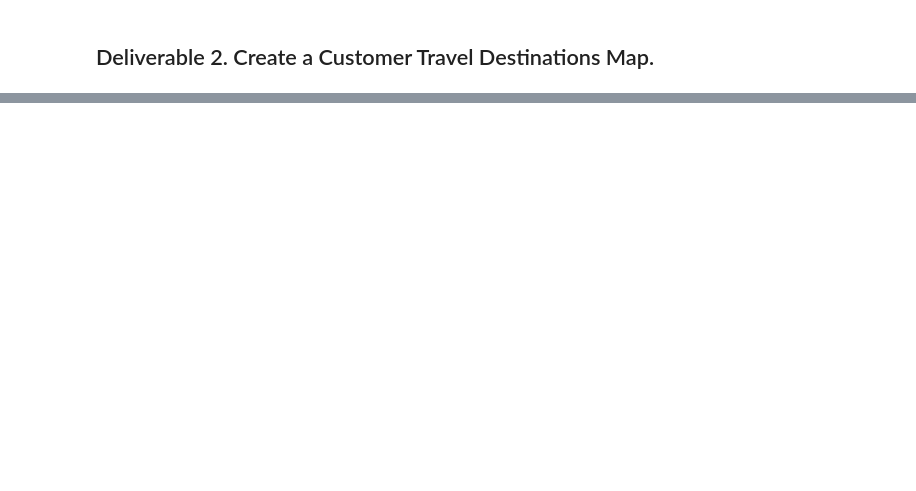
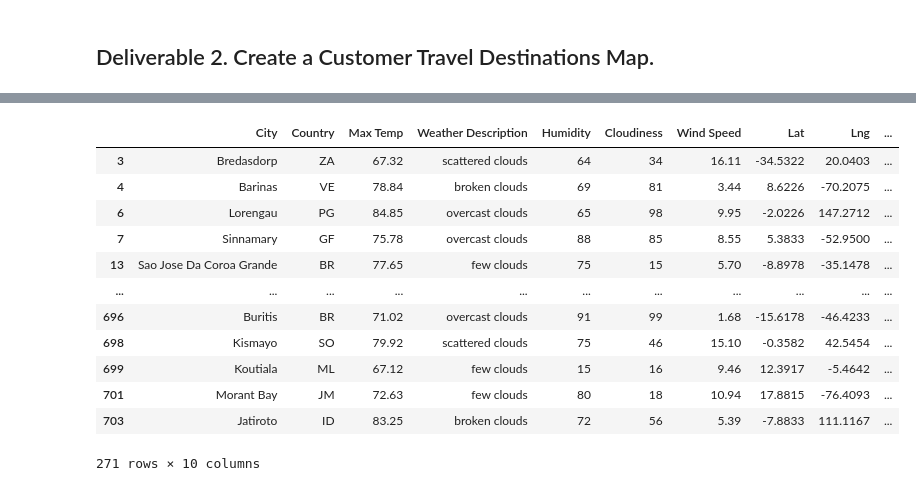
Before and after one commit to RachelRautenberg/World_Weather_Analysis, a Jupyter notebook: Vacation_Search/Vacation_Search.ipynb, the cells around one changed output, grey strips where cells are left out. Drawn from its saved outputs; the diff is of its cells as text; code cells hidden in the pictures; blank space fills up the shorter version.

```diff
--- a/Vacation_Search/Vacation_Search.ipynb
+++ b/Vacation_Search/Vacation_Search.ipynb
@@ -129,3 +145,19 @@ Hotel not found... skipping.
+# %%
+hotel_df
+# %% [output]
+|  | City | Country | Max Temp | Weather Description | Humidity | Cloudiness | Wind Speed | Lat | Lng | ... |
+| 3 | Bredasdorp | ZA | 67.32 | scattered clouds | 64 | 34 | 16.11 | -34.5322 | 20.0403 | ... |
+| 4 | Barinas | VE | 78.84 | broken clouds | 69 | 81 | 3.44 | 8.6226 | -70.2075 | ... |
+| 6 | Lorengau | PG | 84.85 | overcast clouds | 65 | 98 | 9.95 | -2.0226 | 147.2712 | ... |
+| 7 | Sinnamary | GF | 75.78 | overcast clouds | 88 | 85 | 8.55 | 5.3833 | -52.9500 | ... |
+| 13 | Sao Jose Da Coroa Grande | BR | 77.65 | few clouds | 75 | 15 | 5.70 | -8.8978 | -35.1478 | ... |
+| ... | ... | ... | ... | ... | ... | ... | ... | ... | ... | ... |
+| 696 | Buritis | BR | 71.02 | overcast clouds | 91 | 99 | 1.68 | -15.6178 | -46.4233 | ... |
+| 698 | Kismayo | SO | 79.92 | scattered clouds | 75 | 46 | 15.10 | -0.3582 | 42.5454 | ... |
+| 699 | Koutiala | ML | 67.12 | few clouds | 15 | 16 | 9.46 | 12.3917 | -5.4642 | ... |
+| 701 | Morant Bay | JM | 72.63 | few clouds | 80 | 18 | 10.94 | 17.8815 | -76.4093 | ... |
+| 703 | Jatiroto | ID | 83.25 | broken clouds | 72 | 56 | 5.39 | -7.8833 | 111.1167 | ... |
+271 rows × 10 columns
 # %%
 # 7. Drop the rows where there is no Hotel Name.
 hotel_df = hotel_df.dropna()
```
Also changed, not shown: parts of 10 cells of this notebook, 2 other files.
